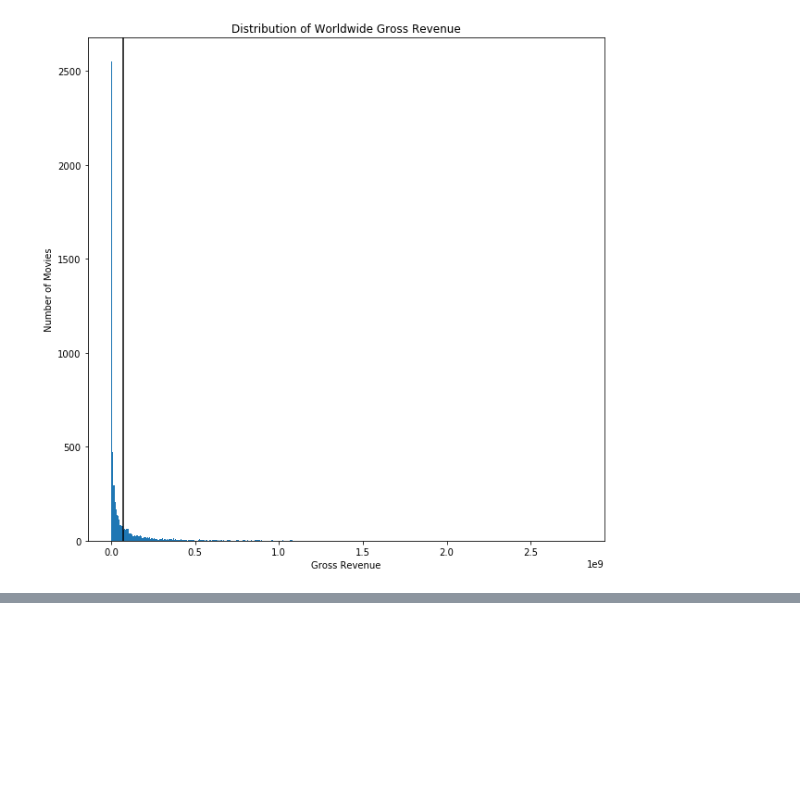
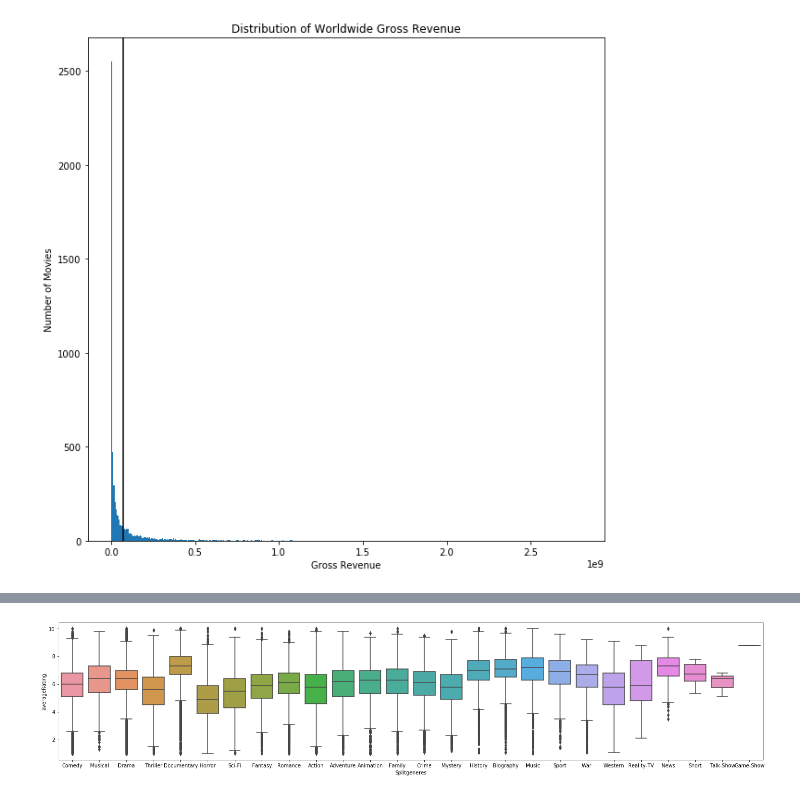
Before and after one commit to mattielips/movie-data-analysis, a Jupyter notebook: movie-financials-plots.ipynb, the cells around one changed output, grey strips where cells are left out. Saved outputs shown, nothing was run; the diff lists cells and outputs as text; code cells hidden in the pictures; blank space fills up the shorter version.

```diff
--- a/movie-financials-plots.ipynb
+++ b/movie-financials-plots.ipynb
@@ -67,0 +113,6 @@ ax.axvline(df['WW_Gross'].mean(), color='black');
+# %%
+#boxplot of movie rating by genre
+plt.figure(figsize=(25,5))
+sns.boxplot(x="Splitgeneres", y="averageRating", data=df_nofinance);
+# %% [output]
+[figure, added]
```
Also changed, not shown: parts of 15 cells of this notebook.
